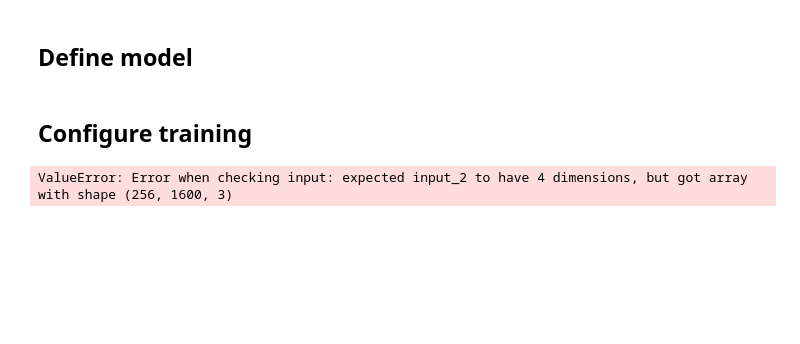
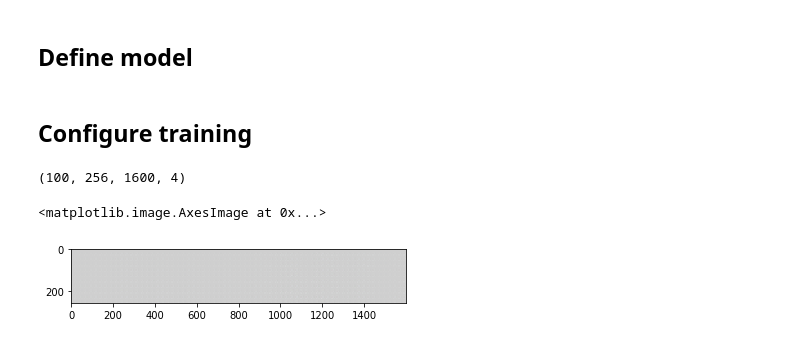
Before and after one commit to wcchu/Severstal, a Jupyter notebook: explore.ipynb, the cells around one changed output. Saved outputs shown, nothing was run; the diff lists cells and outputs as text; code cells hidden in the pictures; blank space fills up the shorter version.

Commit message:
use very simple layer

```diff
--- a/explore.ipynb
+++ b/explore.ipynb
@@ -94,6 +94,7 @@ for serial, mask in masks.items():
     serial_list = serial_list + [serial]
 
 ds = tf.data.Dataset.from_tensor_slices((np.array(image_list), np.array(mask_list)))
+ds = ds.batch(batch_size=10)
 # %% [output]
 data/train_images/0002cc93b.jpg
 data/train_images/00031f466.jpg
@@ -150,6 +120,14 @@ def unet_model(output_channels):
+# %%
+model = tf.keras.Sequential([
+    tf.keras.layers.Conv2D(filters=16, kernel_size=3, padding='same', activation='relu', input_shape=(D0, D1, 3)),
+    tf.keras.layers.MaxPooling2D(),
+    tf.keras.layers.Conv2D(filters=32, kernel_size=3, padding='same', activation='relu', input_shape=(D0, D1, 3)),
+    tf.keras.layers.MaxPooling2D(),
+    tf.keras.layers.Conv2DTranspose(4, kernel_size=3, strides=4, padding='same', activation='softmax')
+])
 # %% [markdown]
 ## Configure training
 # %%
-model = unet_model(4)
-model.compile(optimizer='adam', loss='sparse_categorical_crossentropy',
+model.compile(optimizer='adam',
+              loss='sparse_categorical_crossentropy',
               metrics=['accuracy'])
@@ -161,4 +134,10 @@ def create_mask(pred_mask):
-# %%
-model.predict(ds)
-# %% [output]
-ValueError: Error when checking input: expected input_2 to have 4 dimensions, but got array with shape (256, 1600, 3)
+# %%
+pred_0 = model.predict(ds)
+pred_0.shape
+# %% [output]
+(100, 256, 1600, 4)
+# %%
+plt.imshow(pred_0[2])
+# %% [output]
+<matplotlib.image.AxesImage at 0x...>
+[figure, added]
```
Also changed, not shown: parts of 7 cells of this notebook.
